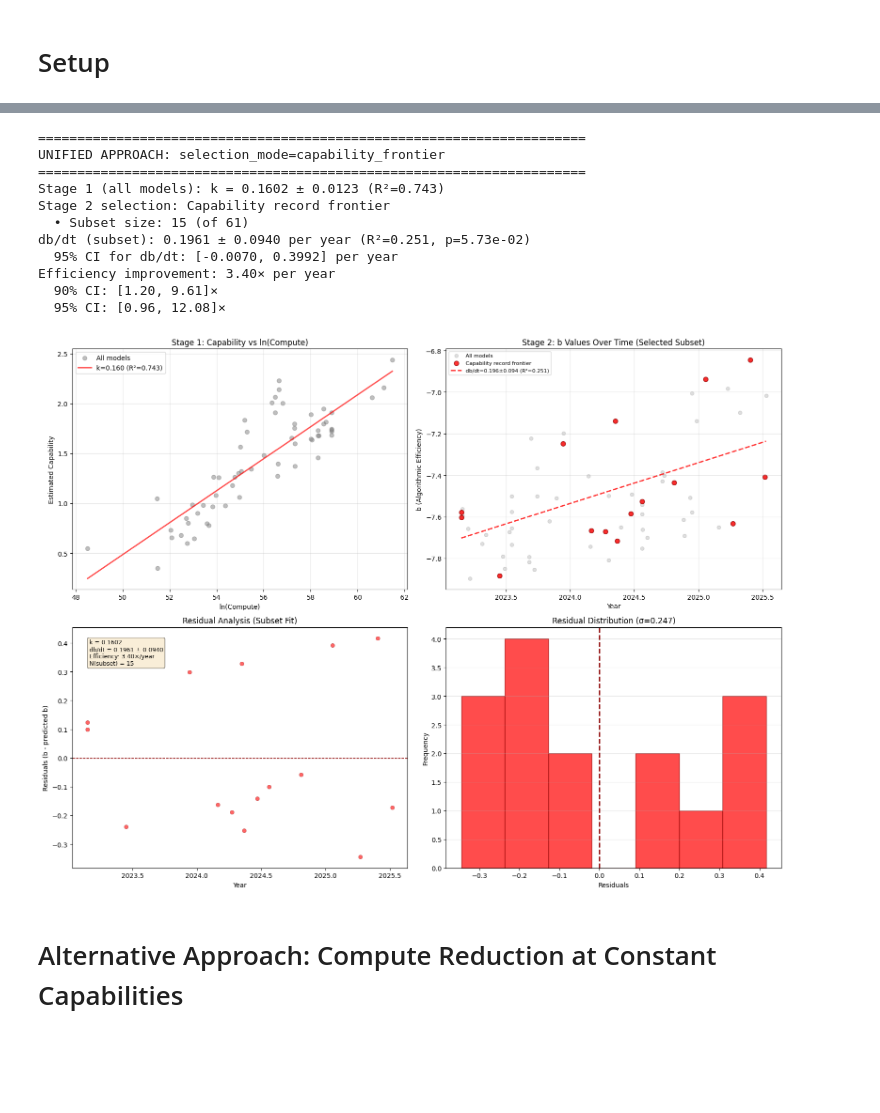
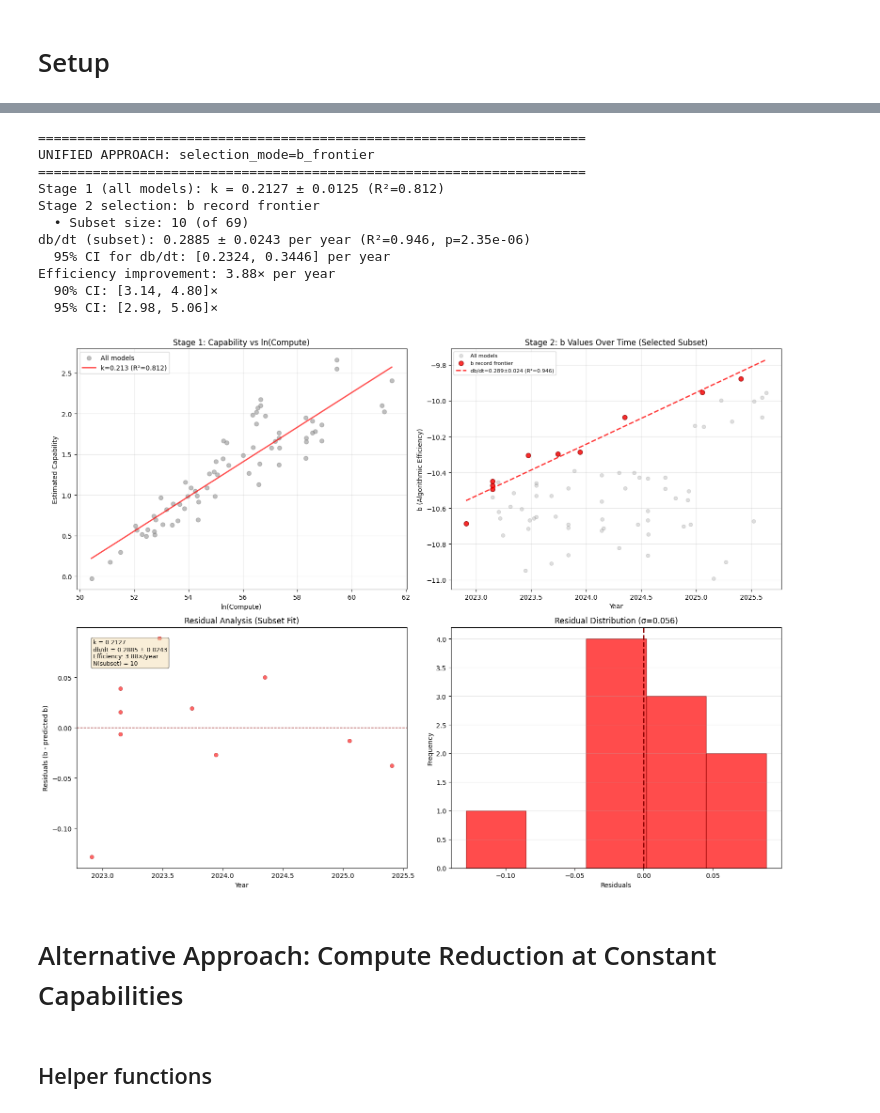
Before and after one commit to epoch-research/benchmark-stitching, a Jupyter notebook: analysis/algorithmic_progress_new.ipynb, the cells around one changed output, grey strips where cells are left out. Saved outputs shown, nothing was run; the diff lists cells and outputs as text; code cells hidden in the pictures; blank space fills up the shorter version.

Commit message:
update algorithmic progress analysis with latest data on distilled models and the buckets approach

```diff
--- a/analysis/algorithmic_progress_new.ipynb
+++ b/analysis/algorithmic_progress_new.ipynb
@@ -73,6 +74,6 @@ Function evaluations 37, initial cost 3.8385e+01, final cost 2.7606e+00, first-o
 # %%
 # Optionally filter out distilled models from df_cm1
-filter_out_distilled = False  # set False to include distilled models
+filter_out_distilled = True  # set False to include distilled models
 
 # Build a per-model distilled lookup from scores_df_aug
 _distilled_lookup = (
@@ -107,8 +106,8 @@ df_cap = df_cm1.copy(deep=True)
 
 # load in data from the pcd
 # pcd_dataset = pd.read_csv("https://epochai.org/data/epochdb/notable_systems.csv")[["Model", "Training compute (FLOP)", "Parameters", "Training dataset size (datapoints)"]]
-pcd_dataset = pd.read_csv("data/all_ai_models.csv")[["Model", "Training compute (FLOP)", "Parameters", "Training dataset size (datapoints)"]]
-columns = {"Training compute (FLOP)": "compute", "Parameters": "parameters", "Training dataset size (datapoints)": "data"}
+pcd_dataset = pd.read_csv("data/all_ai_models.csv")[["Model", "Training compute (FLOP)", "Parameters", "Training dataset size (gradients)"]]
+columns = {"Training compute (FLOP)": "compute", "Parameters": "parameters", "Training dataset size (gradients)": "data"}
 pcd_dataset = pcd_dataset.rename(columns=columns)
 
 df_cap = df_cap.merge(pcd_dataset, on="Model")
@@ -932,7 +1077,7 @@ Efficiency improvement: 6.32× per year
 # ============================================================================
 
 # Configuration
-selection_mode = 'capability_frontier'       # 'all_models' | 'capability_frontier' | 'b_frontier'
+selection_mode = 'b_frontier'       # 'all_models' | 'capability_frontier' | 'b_frontier'
 frontier_grouping = 'year'          # 'year' | 'month' | 'date' (only used for frontier selection)
 frontier_mode = 'record'            # 'record' (running record-high) | 'per_group' (top-N per period)
 n_top = 1                           # N for per_group selection
@@ -1084,44 +1229,44 @@ if len(subset_df) >= 2:
     ax3.set_title('Residual Analysis (Subset Fit)')
     textstr = (
         f'k = {k_all_slope:.4f}\n'
         f'db/dt = {b_slope_sel:.4f} ± {b_se_sel:.4f}\n'
         f'Efficiency: {efficiency_improvement_per_year_sel:.2f}×/year\n'
         f'N(subset) = {len(subset_df)}'
     )
     ax3.text(0.05, 0.95, textstr, transform=ax3.transAxes, fontsize=9, verticalalignment='top', bbox=dict(boxstyle='round', facecolor='wheat', alpha=0.5))
 else:
     ax3.text(0.5, 0.5, 'Insufficient points for residuals', ha='center', va='center')
     ax3.set_axis_off()
 
 # Plot 4: Residuals histogram
 ax4 = axes[1, 1]
 if len(subset_df) >= 2:
     ax4.hist(residuals_sel, bins=min(20, max(3, len(residuals_sel)//2)), alpha=0.7, color='red', edgecolor='darkred')
     ax4.axvline(0, color='darkred', linestyle='--', linewidth=2)
     ax4.set_xlabel('Residuals')
     ax4.set_ylabel('Frequency')
     ax4.set_title(f'Residual Distribution (σ={np.std(residuals_sel):.3f})')
     ax4.grid(True, alpha=0.3, axis='y')
 else:
     ax4.text(0.5, 0.5, 'Insufficient points for residuals', ha='center', va='center')
     ax4.set_axis_off()
 
 plt.tight_layout()
-plt.savefig("outputs/notebooks/algorithmic_progress_unified_approach.pdf", dpi=300, bbox_inches='tight')
+plt.savefig("outputs/algorithmic_progress/algorithmic_progress_unified_approach.pdf", dpi=300, bbox_inches='tight')
 plt.show()
 # %% [output]
 ======================================================================
-UNIFIED APPROACH: selection_mode=capability_frontier
+UNIFIED APPROACH: selection_mode=b_frontier
 ======================================================================
-Stage 1 (all models): k = 0.1602 ± 0.0123 (R²=0.743)
-Stage 2 selection: Capability record frontier
-  • Subset size: 15 (of 61)
-db/dt (subset): 0.1961 ± 0.0940 per year (R²=0.251, p=5.73e-02)
-  95% CI for db/dt: [-0.0070, 0.3992] per year
-Efficiency improvement: 3.40× per year
-  90% CI: [1.20, 9.61]×
-  95% CI: [0.96, 12.08]×
+Stage 1 (all models): k = 0.2127 ± 0.0125 (R²=0.812)
+Stage 2 selection: b record frontier
+  • Subset size: 10 (of 69)
+db/dt (subset): 0.2885 ± 0.0243 per year (R²=0.946, p=2.35e-06)
+  95% CI for db/dt: [0.2324, 0.3446] per year
+Efficiency improvement: 3.88× per year
+  90% CI: [3.14, 4.80]×
+  95% CI: [2.98, 5.06]×
-[figure, old version]
+[figure, new version]
 # %%
 # Interactive Plotly scatter: b over time (unified approach) with hover on model name
 import plotly.graph_objects as go
@@ -1170,6 +1315,8 @@ fig.write_image("outputs/notebooks/algorithmic_progress_b_over_time_interactive.
 fig.show()
 # %% [markdown]
 # Alternative Approach: Compute Reduction at Constant Capabilities
+# %% [markdown]
+## Helper functions
 # %%
 # useful functions
 # ------------------------------------------------------------------
```
Also changed, not shown: parts of 42 cells of this notebook, 4 other files.
